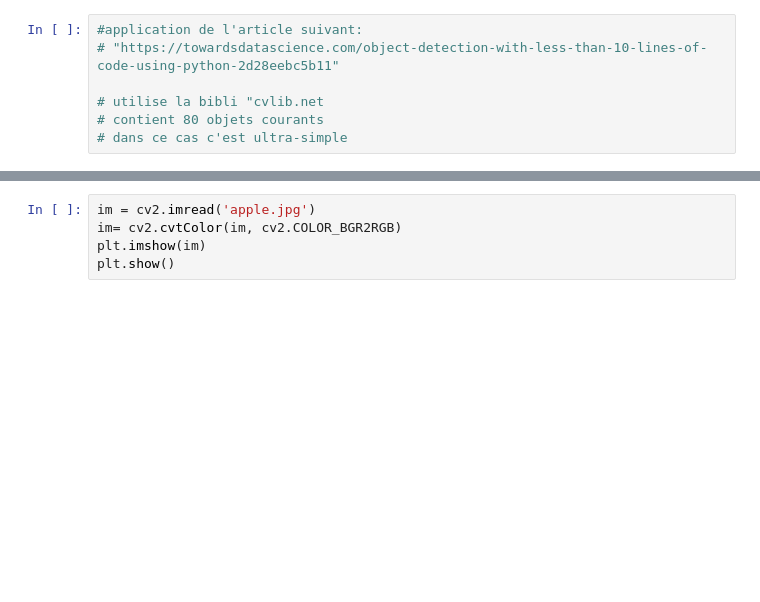
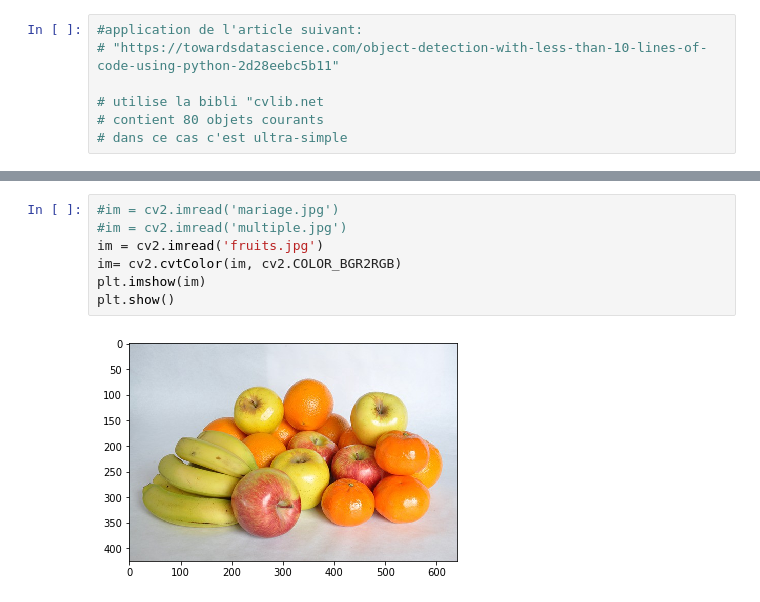
Before and after one commit to gombergere/arthomas, a Jupyter notebook: LessThan10.ipynb, the cells around one changed output, grey strips where cells are left out. Cells and saved outputs as stored; diff of their text form; blank space fills up the shorter version.

```diff
--- a/LessThan10.ipynb
+++ b/LessThan10.ipynb
@@ -19,8 +43,12 @@ uploaded=files.upload()
 # %%
-im = cv2.imread('apple.jpg')
+#im = cv2.imread('mariage.jpg')
+#im = cv2.imread('multiple.jpg')
+im = cv2.imread('fruits.jpg')
 im= cv2.cvtColor(im, cv2.COLOR_BGR2RGB)
 plt.imshow(im)
 plt.show()
+# %% [output]
+[figure, added]
 # %%
 bbox, label, conf = cv.detect_common_objects(im)
 output= draw_bbox(im, bbox, label, conf)
```
Also changed, not shown: parts of 4 cells of this notebook.
